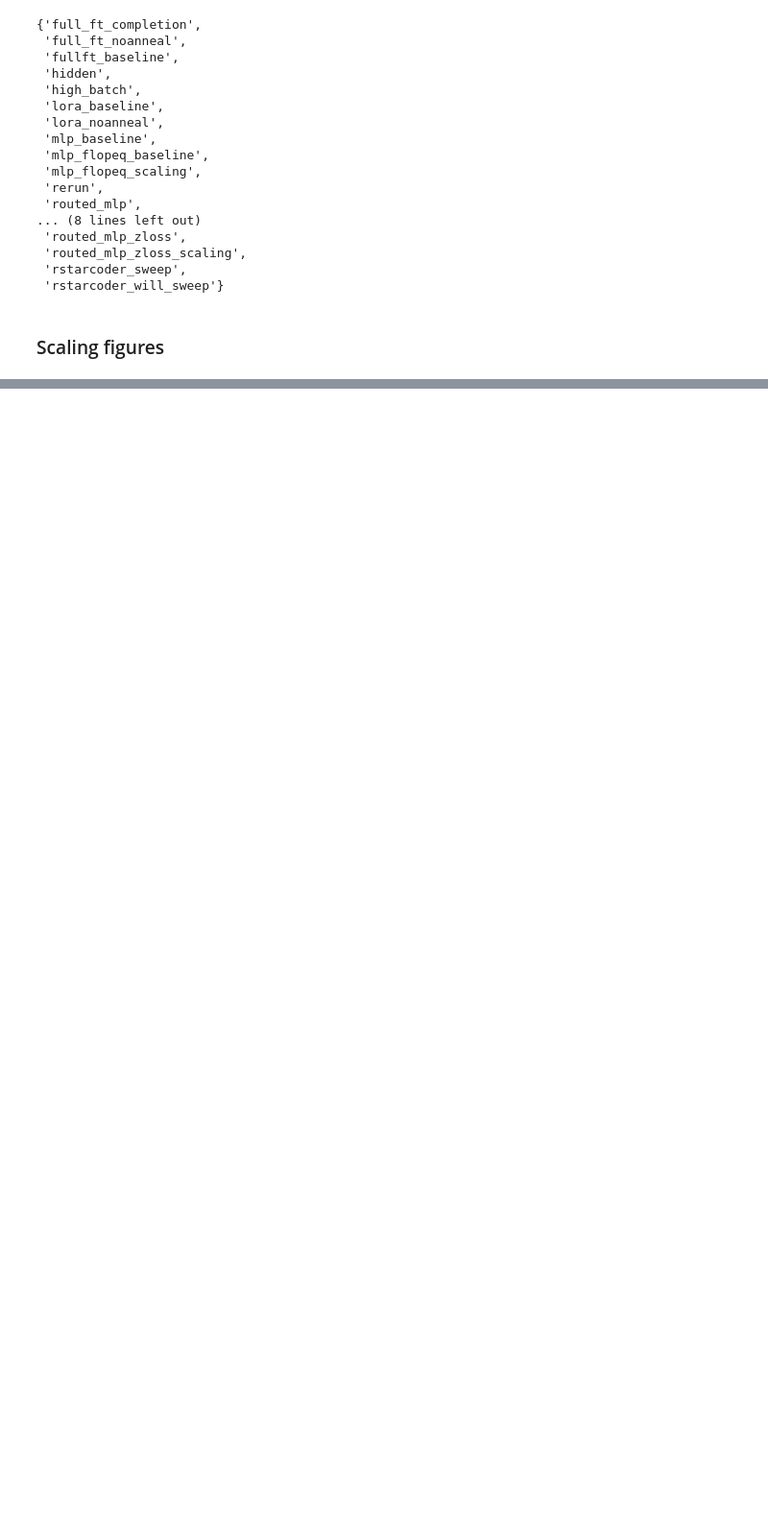
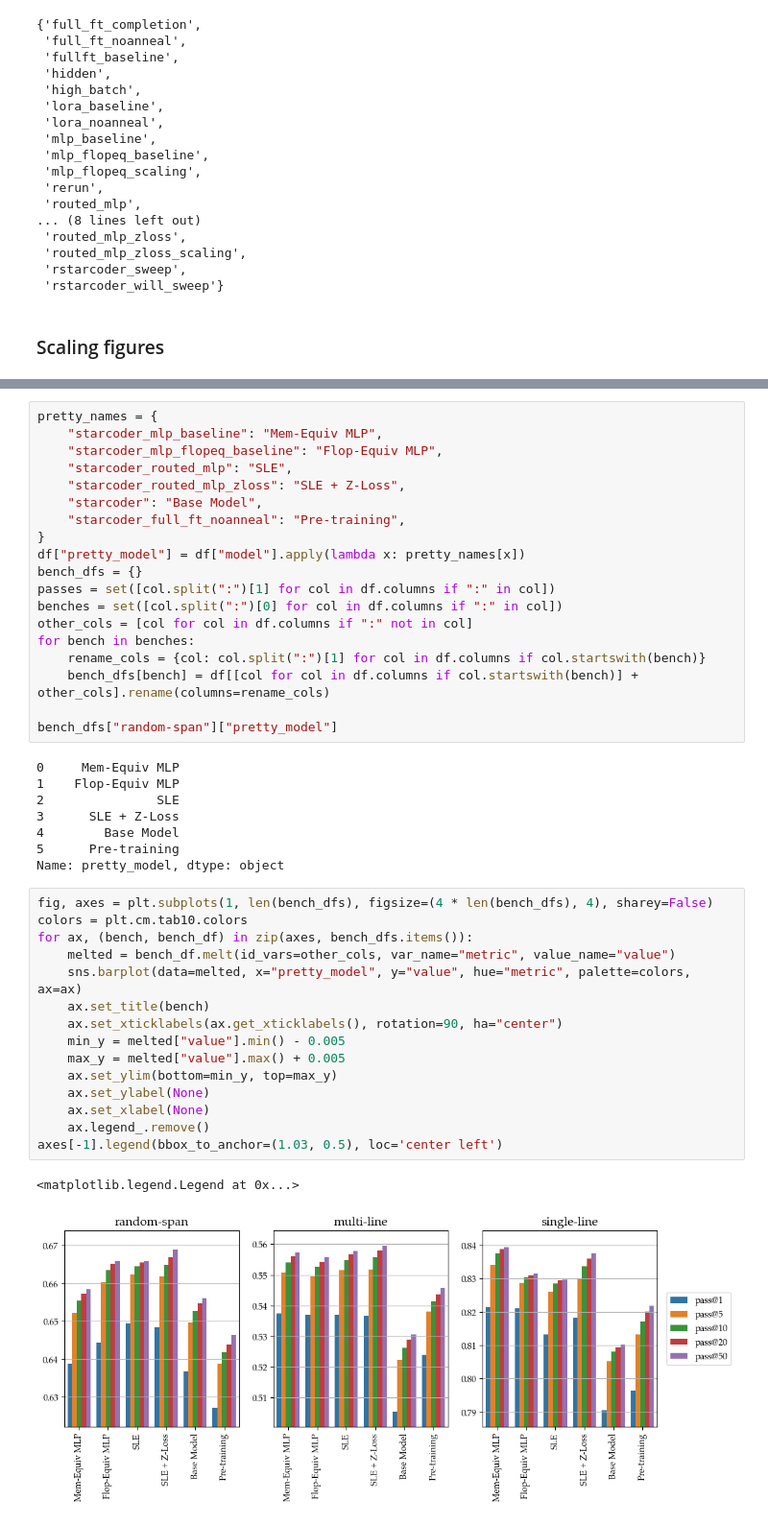
Before and after one commit to Aphoh/levanter, a Jupyter notebook: figures/paper_figures.ipynb, the cells around one changed output, grey strips where cells are left out. Shown: that part at 96% size. Drawn from its saved outputs; the diff is of its cells as text; blank space fills up the shorter version.

```diff
--- a/figures/paper_figures.ipynb
+++ b/figures/paper_figures.ipynb
@@ -412,0 +495,45 @@ plt.savefig("output/combined_scaling_plots.pdf", format="pdf", bbox_inches="tigh
+# %%
+pretty_names = {
+    "starcoder_mlp_baseline": "Mem-Equiv MLP",
+    "starcoder_mlp_flopeq_baseline": "Flop-Equiv MLP",
+    "starcoder_routed_mlp": "SLE",
+    "starcoder_routed_mlp_zloss": "SLE + Z-Loss",
+    "starcoder": "Base Model",
+    "starcoder_full_ft_noanneal": "Pre-training",
+}
+df["pretty_model"] = df["model"].apply(lambda x: pretty_names[x])
+bench_dfs = {}
+passes = set([col.split(":")[1] for col in df.columns if ":" in col])
+benches = set([col.split(":")[0] for col in df.columns if ":" in col])
+other_cols = [col for col in df.columns if ":" not in col]
+for bench in benches:
+    rename_cols = {col: col.split(":")[1] for col in df.columns if col.startswith(bench)}
+    bench_dfs[bench] = df[[col for col in df.columns if col.startswith(bench)] + other_cols].rename(columns=rename_cols)
+
+bench_dfs["random-span"]["pretty_model"]
+# %% [output]
+0     Mem-Equiv MLP
+1    Flop-Equiv MLP
+2               SLE
+3      SLE + Z-Loss
+4        Base Model
+5      Pre-training
+Name: pretty_model, dtype: object
+# %%
+fig, axes = plt.subplots(1, len(bench_dfs), figsize=(4 * len(bench_dfs), 4), sharey=False)
+colors = plt.cm.tab10.colors
+for ax, (bench, bench_df) in zip(axes, bench_dfs.items()):
+    melted = bench_df.melt(id_vars=other_cols, var_name="metric", value_name="value")
+    sns.barplot(data=melted, x="pretty_model", y="value", hue="metric", palette=colors, ax=ax)
+    ax.set_title(bench)
+    ax.set_xticklabels(ax.get_xticklabels(), rotation=90, ha="center")
+    min_y = melted["value"].min() - 0.005
+    max_y = melted["value"].max() + 0.005
+    ax.set_ylim(bottom=min_y, top=max_y)
+    ax.set_ylabel(None)
+    ax.set_xlabel(None)
+    ax.legend_.remove()
+axes[-1].legend(bbox_to_anchor=(1.03, 0.5), loc='center left')
+# %% [output]
+<matplotlib.legend.Legend at 0x...>
+[figure, added]
```
Also changed, not shown: parts of 6 cells of this notebook, 1 other file.
